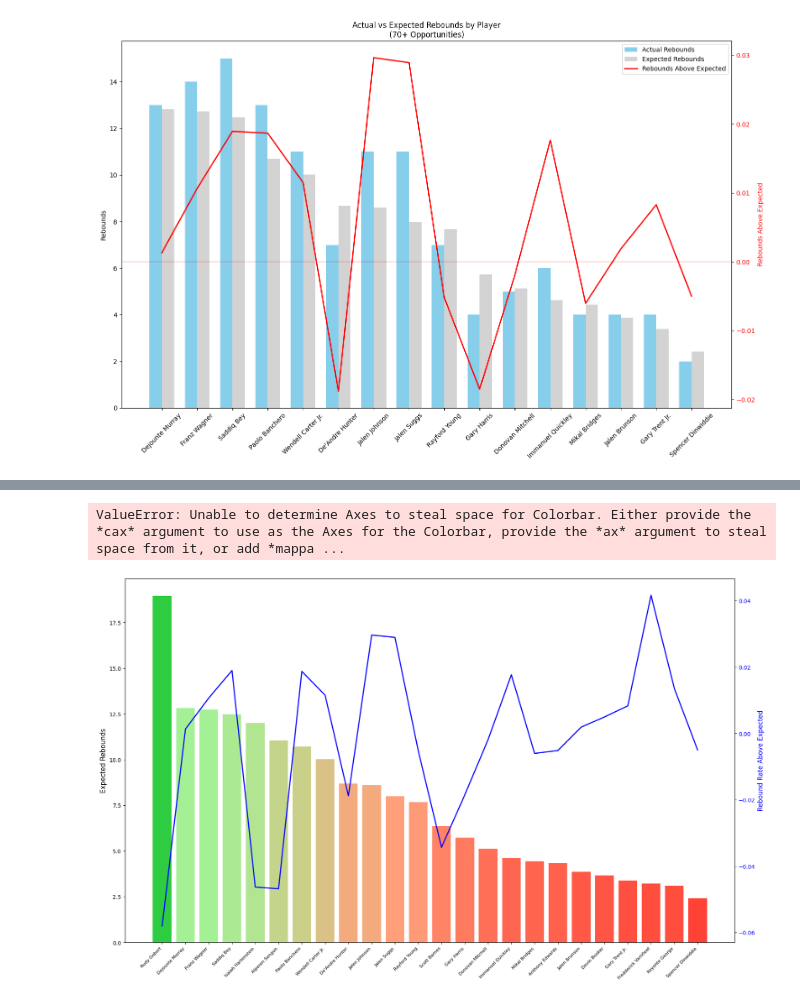
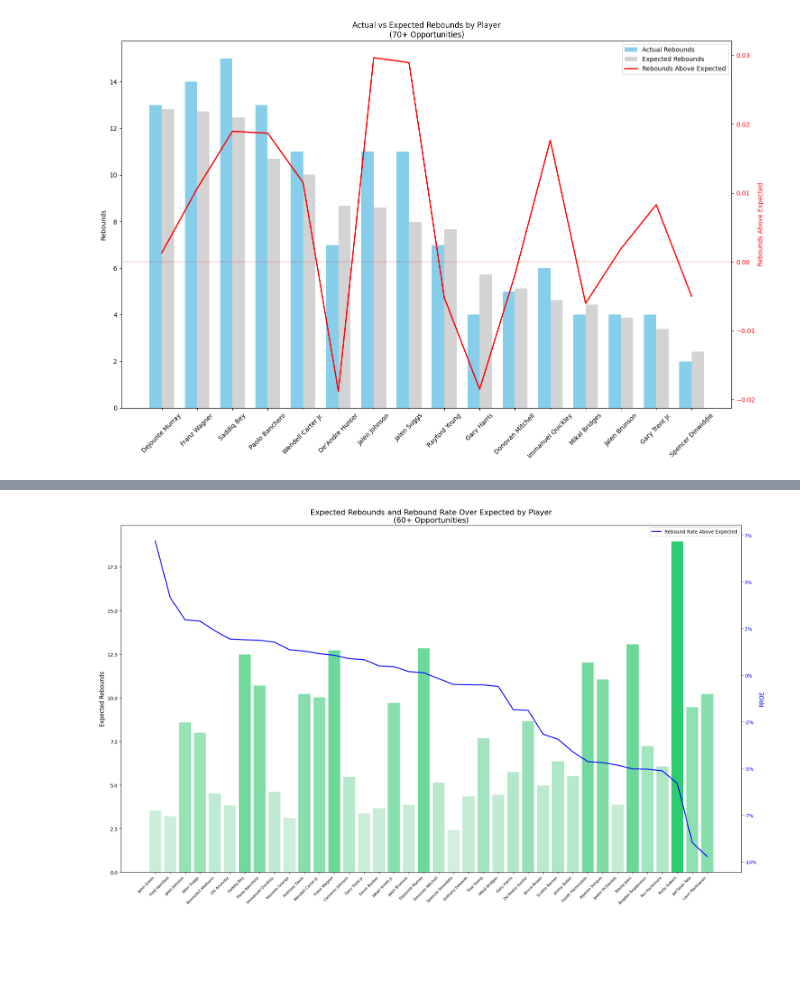
Before and after one commit to dkStephanos/TrueImpactShotCharts, a Jupyter notebook: notebooks/sandbox.ipynb, the cells around one changed output, grey strips where cells are left out. Saved outputs shown, nothing was run; the diff lists cells and outputs as text; code cells hidden in the pictures; blank space fills up the shorter version.

```diff
--- a/notebooks/sandbox.ipynb
+++ b/notebooks/sandbox.ipynb
@@ -271,8 +180,8 @@ from matplotlib.colors import LinearSegmentedColormap
 df = pd.read_csv("./data/results/rebound_percentage_above_expected_stats.csv")
 
 # Filter for 65+ opportunities and sort by expected rebounds
-df_filtered = df[df['total_opportunities'] >= 65]
-df_filtered = df_filtered.sort_values('expected_rebounds', ascending=False)
+df_filtered = df[df['total_opportunities'] >= 60]
+df_filtered = df_filtered.sort_values('rebounds_above_expected', ascending=False)
 
 # Create figure and primary axis
 fig, ax1 = plt.subplots(figsize=(20, 12))
@@ -280,46 +189,41 @@ fig, ax1 = plt.subplots(figsize=(20, 12))
 # Set positions
 x = range(len(df_filtered))
 
-# Create custom colormap for expected rebounds
-colors = ['#FF4136', '#FFA07A', '#98FB98', '#2ECC40']  # Red, Light Salmon, Pale Green, Green
+# Create custom colormap for expected rebounds (single color gradient, e.g., shades of green)
+colors = ['#D4EFDF', '#2ECC71']  # Light green to dark green
 n_bins = 100
 cmap = LinearSegmentedColormap.from_list('custom', colors, N=n_bins)
 
 # Normalize color values based on expected rebounds
 norm = plt.Normalize(df_filtered['expected_rebounds'].min(), df_filtered['expected_rebounds'].max())
 
 # Create bars on primary axis with color gradient based on expected rebounds
 bars = ax1.bar(x, df_filtered['expected_rebounds'], width=0.8,
                color=cmap(norm(df_filtered['expected_rebounds'])))
 
+# Set the y-axis label for expected rebounds (actual values, not percentages)
 ax1.set_ylabel('Expected Rebounds', fontsize=12)
 ax1.axhline(y=0, color='black', linestyle='-', linewidth=0.5)
 
 # Customize x-axis with angled labels
 plt.xticks(x, [f"{row['first_name']} {row['last_name']}" for _, row in df_filtered.iterrows()],
            rotation=45, ha='right', fontsize=8)
 
-# Create secondary axis for the rebound rate line
+# Create secondary axis for the rebound rate line (in percentage)
 ax2 = ax1.twinx()
-ax2.plot(x, df_filtered['rebounds_above_expected'],
-         color='blue', linewidth=2, label='Rebound Rate Above Expected')
-ax2.set_ylabel('Rebound Rate Above Expected', color='blue', fontsize=12)
+ax2.plot(x, df_filtered['rebounds_above_expected'] * 100,  # Convert to percentage
+         color='blue', linewidth=2, label='RROE')
+ax2.set_ylabel('Rebound Rate Over Expected', color='blue', fontsize=12)
 ax2.tick_params(axis='y', labelcolor='blue')
-
-# Add colorbar for expected rebounds
-sm = plt.cm.ScalarMappable(cmap=cmap, norm=norm)
-sm.set_array([])
-cbar = plt.colorbar(sm)
-cbar.set_label('Expected Rebounds', fontsize=12)
+ax2.set_yticklabels([f'{int(tick)}%' for tick in ax2.get_yticks()])  # Convert ticks to percentages
 
 # Combine legends
 lines1, labels1 = ax1.get_legend_handles_labels()
 lines2, labels2 = ax2.get_legend_handles_labels()
 ax1.legend(lines1 + lines2, labels1 + labels2, loc='upper right', fontsize=10)
 
-plt.title('Expected Rebounds and Rebound Rate Above Expected by Player\n(65+ Opportunities)', fontsize=16)
+plt.title('Expected Rebounds and Rebound Rate Over Expected by Player\n(60+ Opportunities)', fontsize=16)
 plt.tight_layout()
 plt.show()
 # %% [output]
-ValueError: Unable to determine Axes to steal space for Colorbar. Either provide the *cax* argument to use as the Axes for the Colorbar, provide the *ax* argument to steal space from it, or add *mappa ...
-[figure, old version]
+[figure, new version]
```
Also changed, not shown: parts of 2 cells of this notebook.
